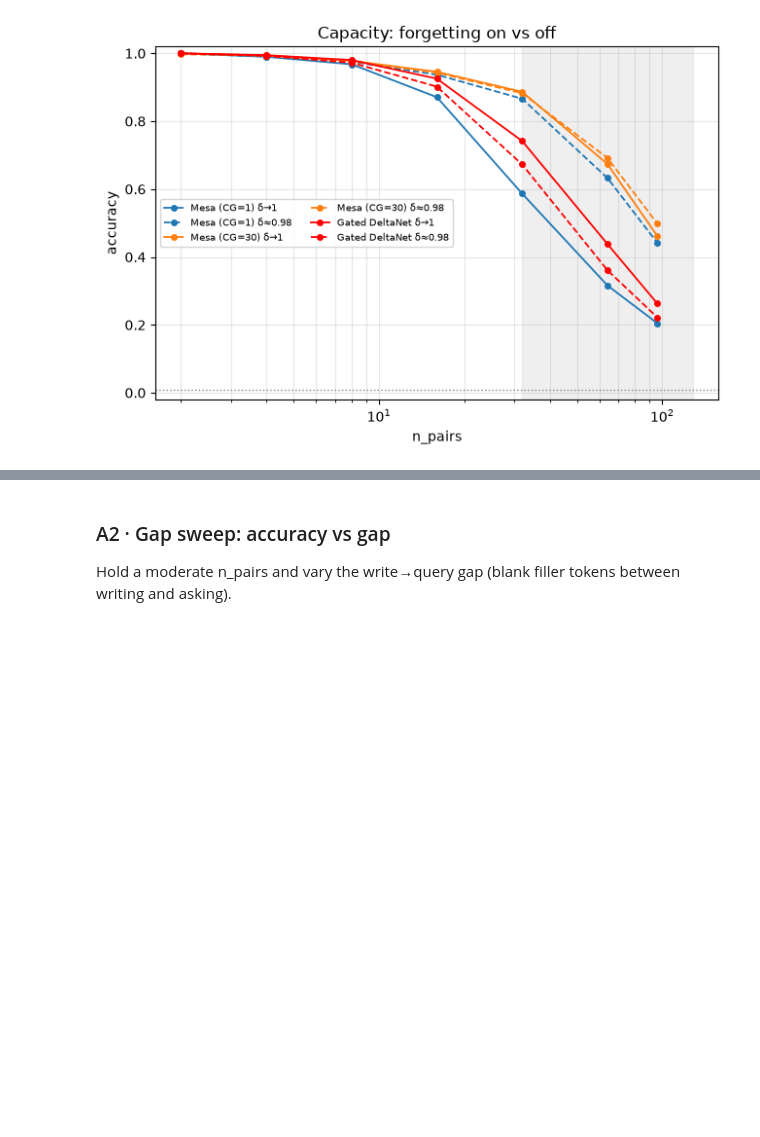
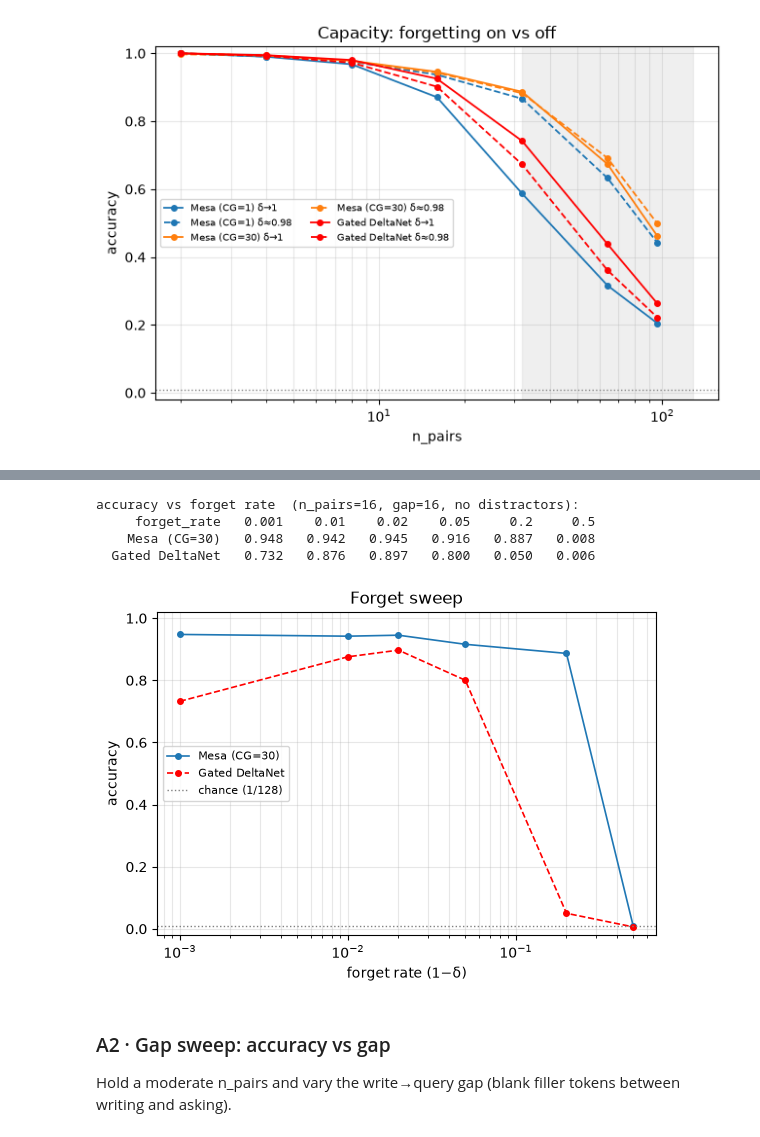
Before and after one commit to A-Vzer/linear_rnn, a Jupyter notebook: notebooks/03_mqar.ipynb, the cells around one changed output, grey strips where cells are left out. Drawn from its saved outputs; the diff is of its cells as text; code cells hidden in the pictures; blank space fills up the shorter version.

```diff
--- a/notebooks/03_mqar.ipynb
+++ b/notebooks/03_mqar.ipynb
@@ -355,3 +361,42 @@ plt.tight_layout(); plt.savefig("figures/03A_capacity_control.png", dpi=600, bbo
+# %%
+# ----- A1c config (edit here) -----
+FGT_DELTAS   = [0.5, 0.8, 0.95, 0.98, 0.99, 0.999]   # shared initial keep-rate δ (1 = retain all)
+FGT_NPAIRS   = 16                                    # within capacity (< head_dim=32)
+FGT_GAP      = 16                                    # real blank gap, NO distractors
+
+fgt0_rows = []
+for delta in FGT_DELTAS:
+    bias = math.log(delta / (1.0 - delta))           # logit(δ) -> Mesa decay-gate bias
+    cfg_f = MQARConfig(
+        vocab=VOCAB, n_queries=N_QUERIES, train_pairs=(FGT_NPAIRS,), train_gaps=(FGT_GAP,),
+        train_distractors=(0,), steps=STEPS, hidden_size=128, num_heads=4, num_layers=2,
+        eval_batches=8, device=DEVICE, mesa_retention_init=bias, gdn_retention_init=float(delta),
+    )
+    for layer, cg in [("mesa", 30), ("gated_deltanet", None)]:
+        tm = train_mqar(layer, cg, cfg_f, seed=SEED)
+        acc = tm.accuracy(FGT_NPAIRS, FGT_GAP, n_distractors=0, seed=SEED)
+        fgt0_rows.append({"label": tm.label, "layer": tm.layer, "cg_steps": tm.cg_steps,
+                          "delta": float(delta), "forget_rate": round(1.0 - delta, 4), "acc": acc})
+
+print(f"accuracy vs forget rate  (n_pairs={FGT_NPAIRS}, gap={FGT_GAP}, no distractors):")
+show(fgt0_rows, "forget_rate")
+# %% [output]
+accuracy vs forget rate  (n_pairs=16, gap=16, no distractors):
+     forget_rate   0.001    0.01    0.02    0.05     0.2     0.5
+    Mesa (CG=30)   0.948   0.942   0.945   0.916   0.887   0.008
+  Gated DeltaNet   0.732   0.876   0.897   0.800   0.050   0.006
+# %%
+ax = plot_mse_vs(fgt0_rows, "forget_rate",
+                 title=f"Forget sweep",
+                 xlabel="forget rate (1−δ)",
+                 ykey="acc", ylabel="accuracy",
+                 logy=False, logx=True, lw=1.2, dim_alpha=1.0)
+ax.axhline(1.0 / VOCAB, color="gray", ls=":", lw=1, label=f"chance (1/{VOCAB})")
+ax.set_ylim(-0.02, 1.02)
+ax.legend(fontsize=8)
+plt.tight_layout(); plt.savefig("figures/03A_forget_nodistractors.png", dpi=600, bbox_inches="tight"); plt.show()
+# %% [output]
+[figure, added]
 # %% [markdown]
 ### A2 · Gap sweep: accuracy vs gap
 
```
Also changed, not shown: parts of 2 cells of this notebook, 2 other files.
